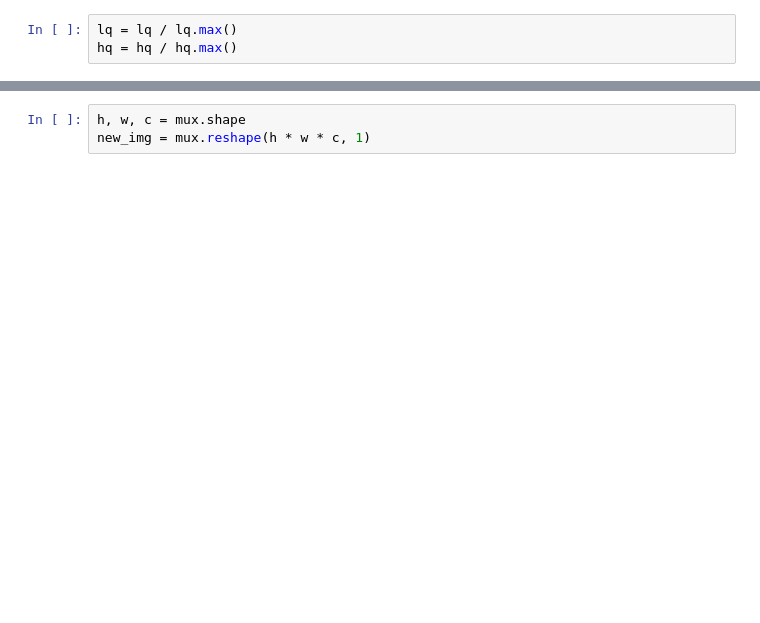
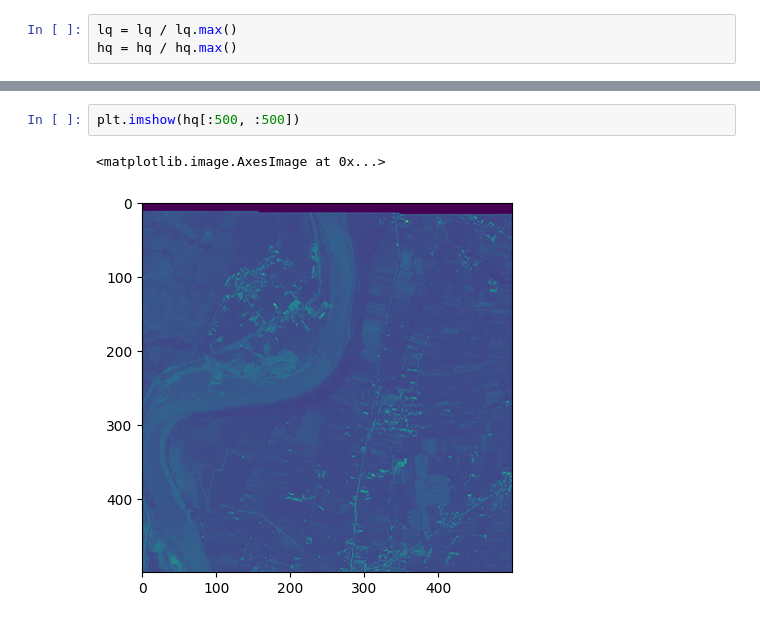
Before and after one commit to HLImg/py2cpp, a Jupyter notebook: debug.ipynb, the cells around one changed output, grey strips where cells are left out. Cells and saved outputs as stored; diff of their text form; blank space fills up the shorter version.

```diff
--- a/debug.ipynb
+++ b/debug.ipynb
@@ -45,3 +29,5 @@ for i in range(4):
-# %%
-h, w, c = mux.shape
-new_img = mux.reshape(h * w * c, 1)
+# %%
+plt.imshow(hq[:500, :500])
+# %% [output]
+<matplotlib.image.AxesImage at 0x...>
+[figure, added]
```
Also changed, not shown: parts of 5 cells of this notebook, 4 other files.
